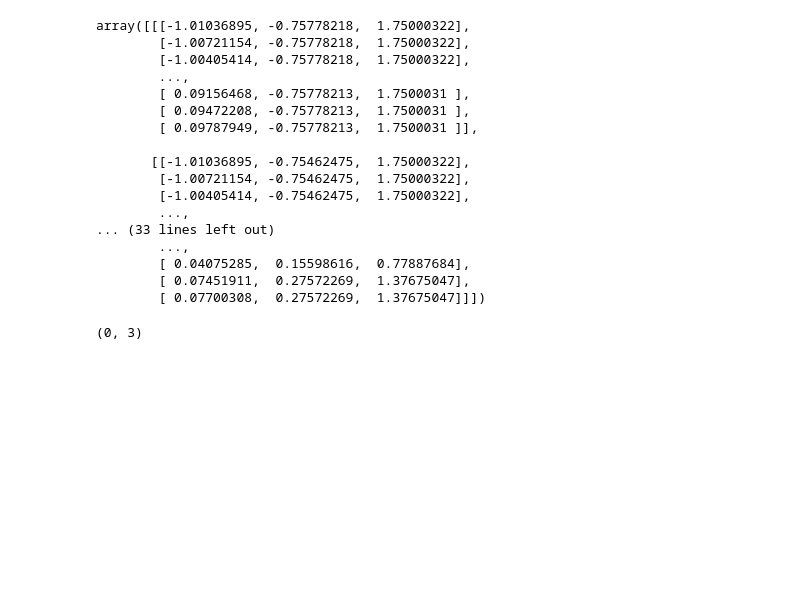
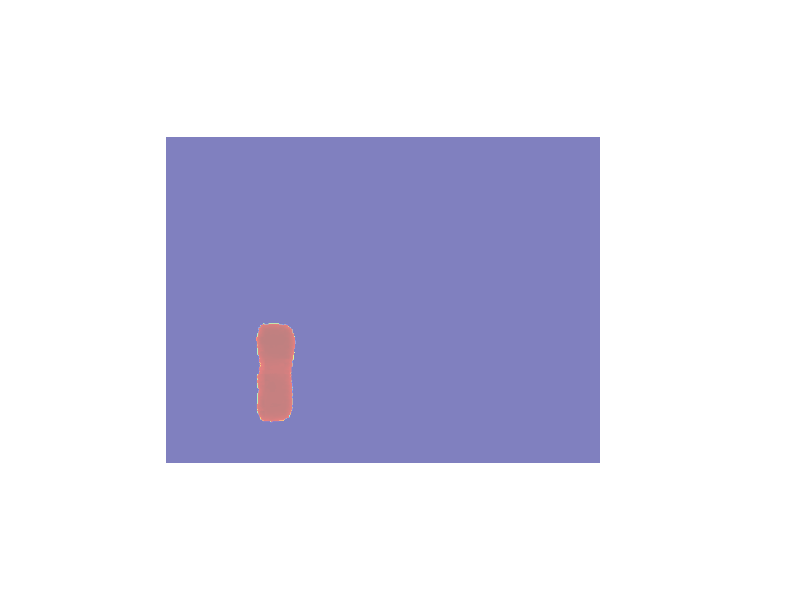
Before and after one commit to johnny555/bar_ws, a Jupyter notebook: src/jupyter-scaffold/notebooks/Coke Detection.ipynb, the cells around one changed output. Drawn from its saved outputs; the diff is of its cells as text; code cells hidden in the pictures; blank space fills up the shorter version.

```diff
--- a/src/jupyter-scaffold/notebooks/Coke Detection.ipynb
+++ b/src/jupyter-scaffold/notebooks/Coke Detection.ipynb
@@ -152 +171,12 @@ plt.show()
+# %%
+filtered_mask = full_mask.copy()
+filtered_mask[full_mask < 0.9] =0
+
+plt.figure(figsize=(10, 10))
+#plt.imshow(img)
+plt.imshow(filtered_mask, alpha=0.5, cmap="jet")
+plt.axis("off")
+plt.show()
+# %% [output]
+[figure, added]
 # %%
@@ -166,23 +196,3 @@ def depth_to_point_cloud(depth_image, fx, fy, cx, cy):
     return points
 
 depth_points = depth_to_point_cloud(depth_image, fx=554.254, fy=554.25, cx=320.0, cy=240.0)
-# %%
-depth_points
-# %% [output]
-array([[[-1.01036895, -0.75778218,  1.75000322],
-        [-1.00721154, -0.75778218,  1.75000322],
-        [-1.00405414, -0.75778218,  1.75000322],
-        ...,
-        [ 0.09156468, -0.75778213,  1.7500031 ],
-        [ 0.09472208, -0.75778213,  1.7500031 ],
-        [ 0.09787949, -0.75778213,  1.7500031 ]],
-
-       [[-1.01036895, -0.75462475,  1.75000322],
-        [-1.00721154, -0.75462475,  1.75000322],
-        [-1.00405414, -0.75462475,  1.75000322],
-        ...,
-... (33 lines left out)
-        ...,
-        [ 0.04075285,  0.15598616,  0.77887684],
-        [ 0.07451911,  0.27572269,  1.37675047],
-        [ 0.07700308,  0.27572269,  1.37675047]]])
@@ -189,9 +202,7 @@ array([[[-1.01036895, -0.75778218,  1.75000322],
 # %%
-cylinder_points = depth_points[mask > 0.5]
-finite_depth_points = cylinder_points[ np.isfinite(depth_points).all()][0]
-finite_depth_points.shape
+cylinder_points = depth_points[filtered_mask > 0.9]
+
+finite_depth_points = cylinder_points
-# %% [output]
-(0, 3)
 # %%
 import pyntcloud
 import pandas as pd
```
Also changed, not shown: parts of 53 cells of this notebook, 3 other files.
